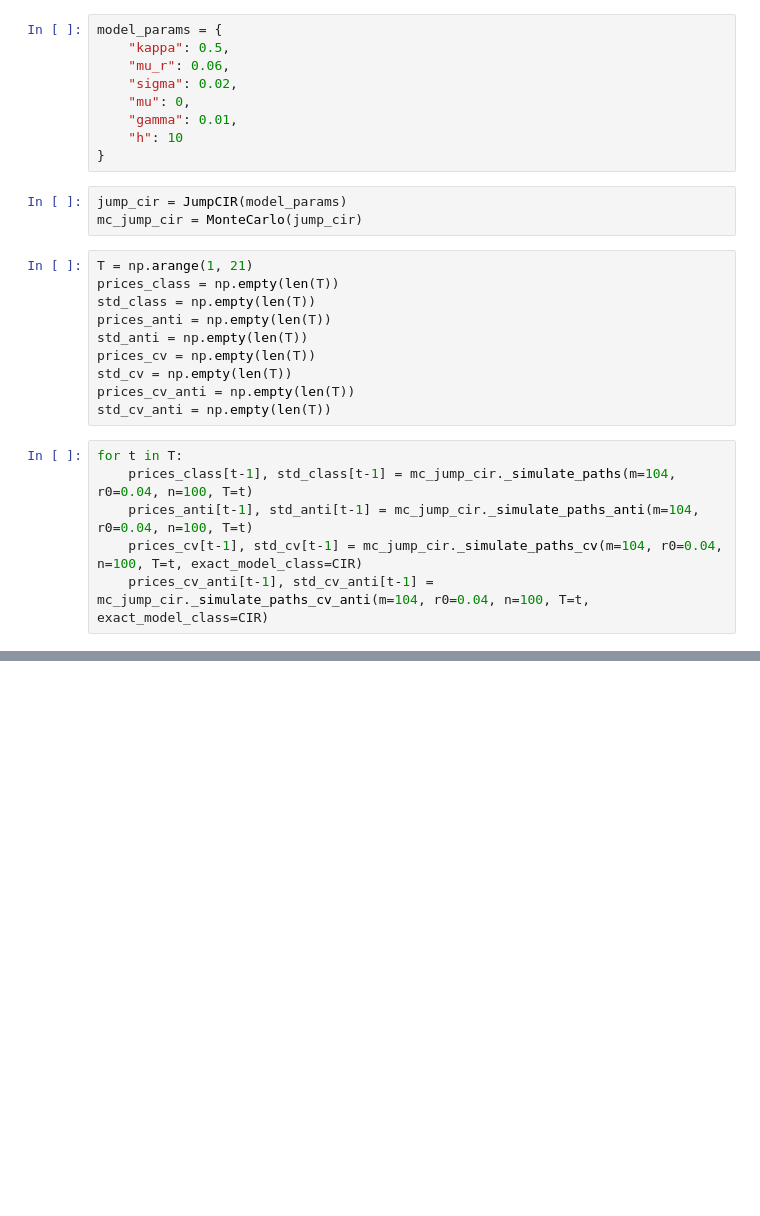
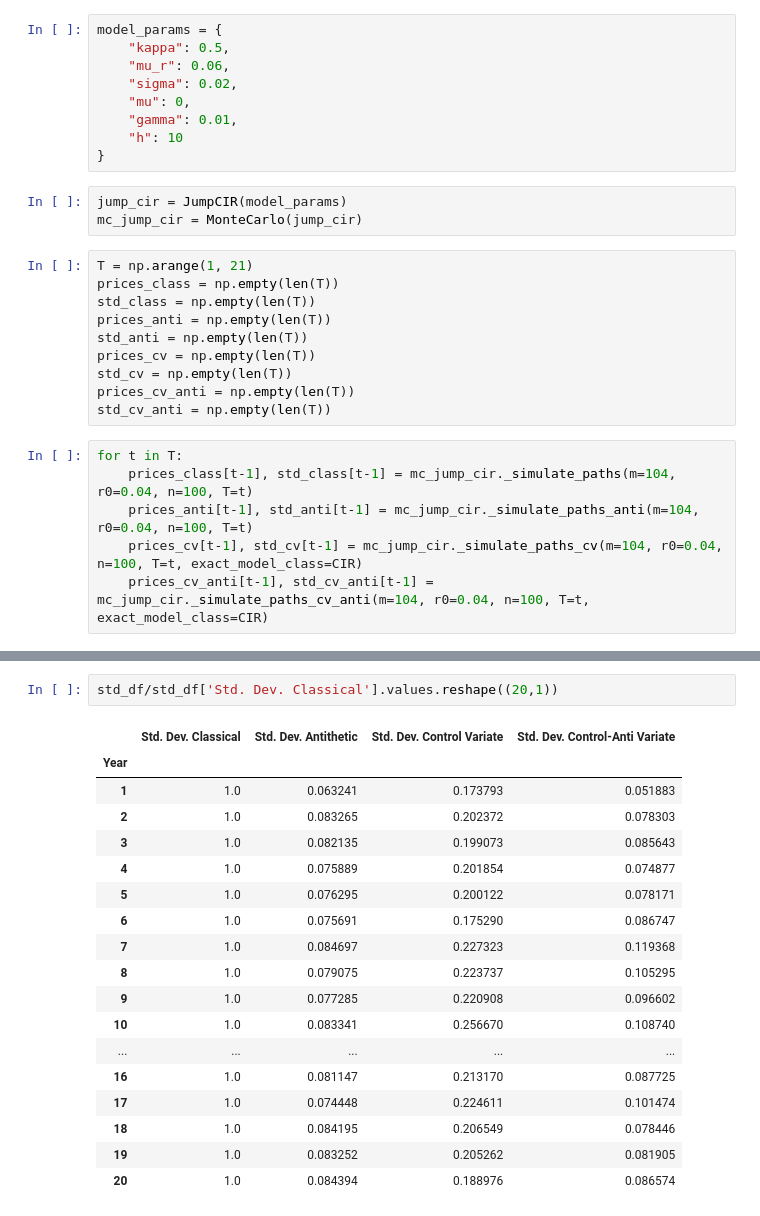
Before and after one commit to upathare1/Advanced-Term-Structures, a Jupyter notebook: Code/results/Monte-Carlo-CIR.ipynb, the cells around one changed output, grey strips where cells are left out. Drawn from its saved outputs; the diff is of its cells as text; blank space fills up the shorter version.

```diff
--- a/Code/results/Monte-Carlo-CIR.ipynb
+++ b/Code/results/Monte-Carlo-CIR.ipynb
@@ -44,0 +53,21 @@ std_df.plot()
+# %%
+std_df/std_df['Std. Dev. Classical'].values.reshape((20,1))
+# %% [output]
+|  | Std. Dev. Classical | Std. Dev. Antithetic | Std. Dev. Control Variate | Std. Dev. Control-Anti Variate |
+| Year |  |  |  |  |
+| 1 | 1.0 | 0.063241 | 0.173793 | 0.051883 |
+| 2 | 1.0 | 0.083265 | 0.202372 | 0.078303 |
+| 3 | 1.0 | 0.082135 | 0.199073 | 0.085643 |
+| 4 | 1.0 | 0.075889 | 0.201854 | 0.074877 |
+| 5 | 1.0 | 0.076295 | 0.200122 | 0.078171 |
+| 6 | 1.0 | 0.075691 | 0.175290 | 0.086747 |
+| 7 | 1.0 | 0.084697 | 0.227323 | 0.119368 |
+| 8 | 1.0 | 0.079075 | 0.223737 | 0.105295 |
+| 9 | 1.0 | 0.077285 | 0.220908 | 0.096602 |
+| 10 | 1.0 | 0.083341 | 0.256670 | 0.108740 |
+| ... | ... | ... | ... | ... |
+| 16 | 1.0 | 0.081147 | 0.213170 | 0.087725 |
+| 17 | 1.0 | 0.074448 | 0.224611 | 0.101474 |
+| 18 | 1.0 | 0.084195 | 0.206549 | 0.078446 |
+| 19 | 1.0 | 0.083252 | 0.205262 | 0.081905 |
+| 20 | 1.0 | 0.084394 | 0.188976 | 0.086574 |
```
Also changed, not shown: parts of 2 cells of this notebook, 3 other files.
